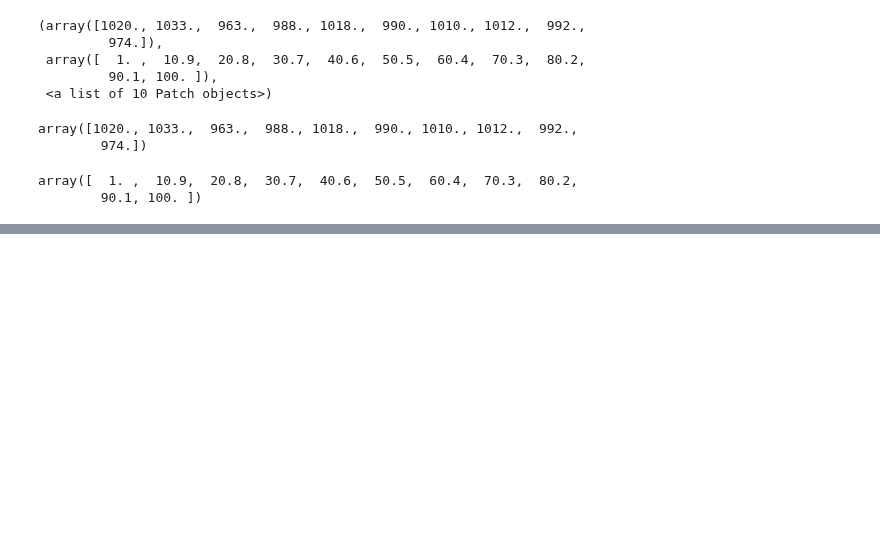
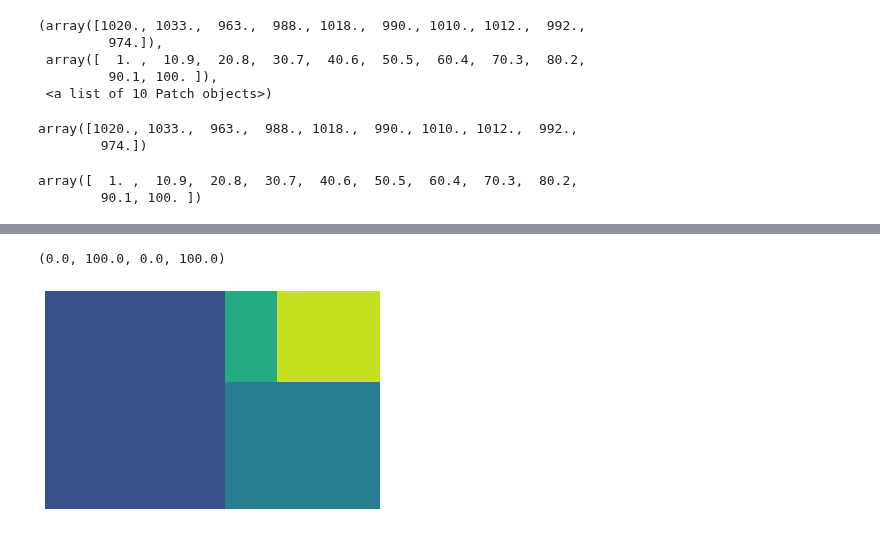
Before and after one commit to kittimaxz/data_viz_2022, a Jupyter notebook: DataViz04_Data_Comparison.ipynb, the cells around one changed output, grey strips where cells are left out. Cells and saved outputs as stored; diff of their text form; code cells hidden in the pictures; blank space fills up the shorter version.

```diff
--- a/DataViz04_Data_Comparison.ipynb
+++ b/DataViz04_Data_Comparison.ipynb
@@ -357,0 +370,8 @@ array([  1. ,  10.9,  20.8,  30.7,  40.6,  50.5,  60.4,  70.3,  80.2,
+# %%
+data = [500, 250, 60, 120]
+# %%
+squarify.plot(data)
+plt.axis('off')
+# %% [output]
+(0.0, 100.0, 0.0, 100.0)
+[figure, added]
```
Also changed, not shown: parts of 21 cells of this notebook.
